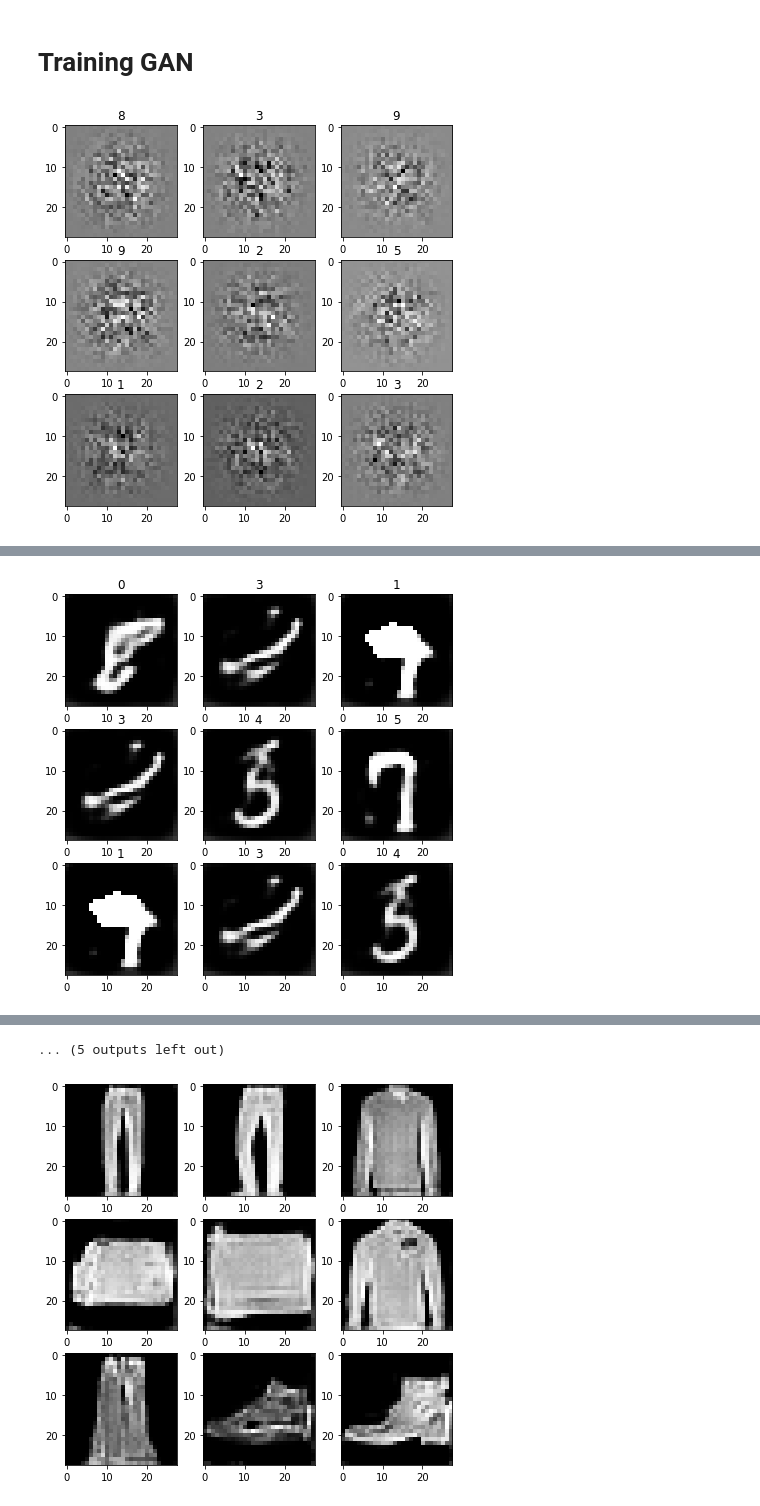
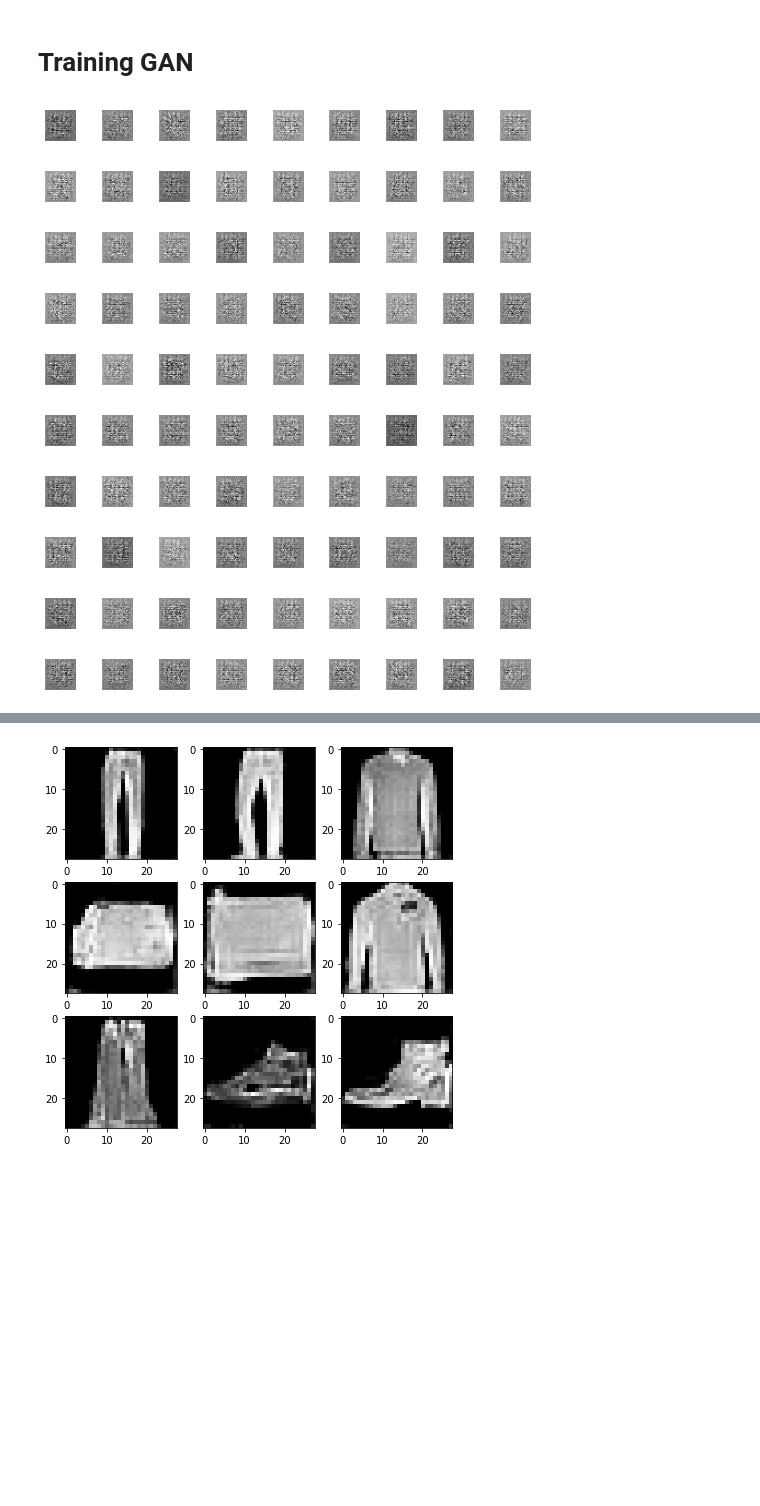
Before and after one commit to kartikgill/The-GAN-Book, a Jupyter notebook: Skill-06/Info-GAN.ipynb, the cells around one changed output, grey strips where cells are left out. Cells and saved outputs as stored; diff of their text form; code cells hidden in the pictures; blank space fills up the shorter version.

```diff
--- a/Skill-06/Info-GAN.ipynb
+++ b/Skill-06/Info-GAN.ipynb
@@ -198,9 +198,8 @@ ________________________________________________________________________________
 # %% [markdown]
 # Compiling InfoGAN
 # %%
-loss_weights = [2, 1]
-adam_optimizer = tensorflow.keras.optimizers.Adam(learning_rate=0.001, beta_1=0.5)
-info_gan_model.compile(loss=['binary_crossentropy', 'categorical_crossentropy'], optimizer=adam_optimizer, loss_weights=loss_weights)
+adam_optimizer = tensorflow.keras.optimizers.Adam(learning_rate=0.0001, beta_1=0.5)
+info_gan_model.compile(loss=['binary_crossentropy', 'categorical_crossentropy'], optimizer=adam_optimizer)
 # %% [markdown]
 # Define Data Generators
 # %%
@@ -235,19 +234,21 @@ def get_real_samples(batch_size):
     return real_images
 
 def show_generator_results(generator_network):
-    random_noise_batches, control_inputs= get_random_noise(10, noise_size)
-    fake_samples = generator_network.predict_on_batch([random_noise_batches, control_inputs])
-    # for i in range(0, len(fake_samples)):
-    #     plt.imshow(fake_samples[i,:,:,-1], cmap='gray')
-    #     plt.show()
-
-    plt.figure(figsize=(7, 7))
-    for j in range(9):
-        i = j
-        plt.subplot(330 + 1 + j)
-        plt.imshow(fake_samples[i,:,:,-1], cmap='gray')
-        plt.title(decode_control_input(control_inputs[i]))
-    plt.show()
+    for k in range(10):
+        random_noise_batches, _ = get_random_noise(10, noise_size)
+        control_inputs = []
+        for bs in range(10):
+            control_inputs.append(encode_control_input(k))
+        control_inputs = np.array(control_inputs)
+        fake_samples = generator_network.predict_on_batch([random_noise_batches, control_inputs])
+        plt.figure(figsize=(9, 6))
+        for j in range(9):
+            i = j
+            plt.subplot(990 + 1 + j)
+            plt.imshow(fake_samples[i,:,:,-1], cmap='gray_r')
+            #plt.title(decode_control_input(control_inputs[i]))
+            plt.axis('off')
+        plt.show()
     return
 # %% [markdown]
 # Training GAN
@@ -258,36 +259,45 @@ steps = 500
 noise_size = 50
 
 for i in range(0, epochs):
-    if (i%10 == 0):
+    if (i%5 == 0):
         op = show_generator_results(generator_network)
         #print (op)
     for j in range(steps):
         fake_samples = get_fake_samples(generator_network, batch_size//2, noise_size)
         real_samples = get_real_samples(batch_size=batch_size//2)
 
         fake_y = np.zeros((batch_size//2, 1))
         real_y = np.ones((batch_size//2, 1))
 
         input_samples = np.vstack((fake_samples, real_samples))
         output_labels = np.vstack((fake_y, real_y))
 
         # Updating Discriminator weights
         discriminator_network.trainable=True
         loss_d = discriminator_network.train_on_batch(input_samples, output_labels)
 
         noise_batches, control_inputs = get_random_noise(batch_size, noise_size)
         info_gan_input = [noise_batches, control_inputs]
 
         # Make the Discriminator belive that these are real samples and calculate loss to train the generator
         d_output = np.ones((batch_size))
         info_output = control_inputs
         info_gan_output = [d_output, info_output]
 
         # Updating Generator weights
         discriminator_network.trainable=False
         loss_g = info_gan_model.train_on_batch(info_gan_input, info_gan_output)
 
         if j%50 == 0:
             print ("Epoch:%.0f, Step:%.0f, D-Loss:%.3f, D-Acc:%.3f, G-Loss:%.3f, Info-Loss:%.3f"%(i,j,loss_d[0],loss_d[1]*100,loss_g[0], loss_g[1]))
 # %% [output]
-[figure, old version]
+[figure, new version]
+[figure, new version]
+[figure, new version]
+[figure, new version]
+[figure, new version]
+[figure, new version]
+[figure, added]
+[figure, added]
+[figure, added]
+[figure, added]
@@ -311 +320,0 @@ Epoch:9, Step:450, D-Loss:0.127, D-Acc:97.000, G-Loss:10.031, Info-Loss:4.818
-[figure, old version]
@@ -401,4 +321,3 @@ Epoch:59, Step:450, D-Loss:0.000, D-Acc:100.000, G-Loss:0.018, Info-Loss:0.006
-... (5 outputs left out)
 # %%
 #Generating Unlimited samples
 for i in range(5):
```
Also changed, not shown: parts of 6 cells of this notebook.
